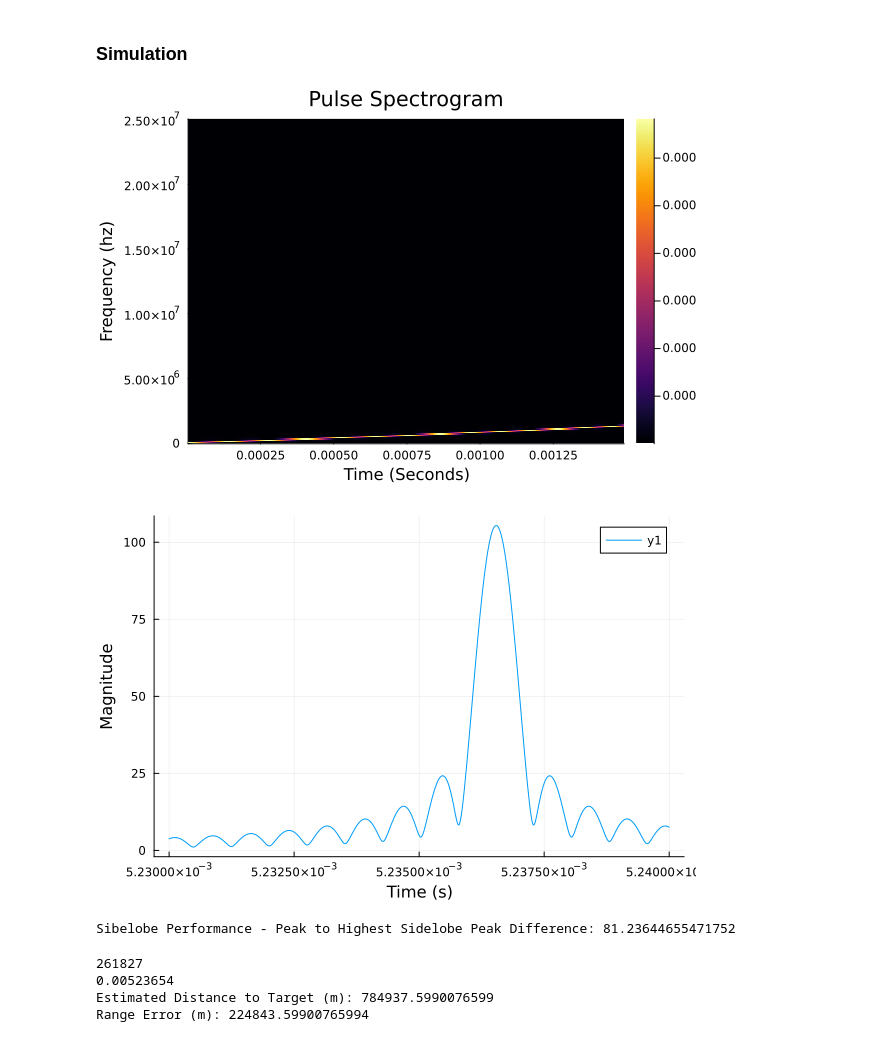
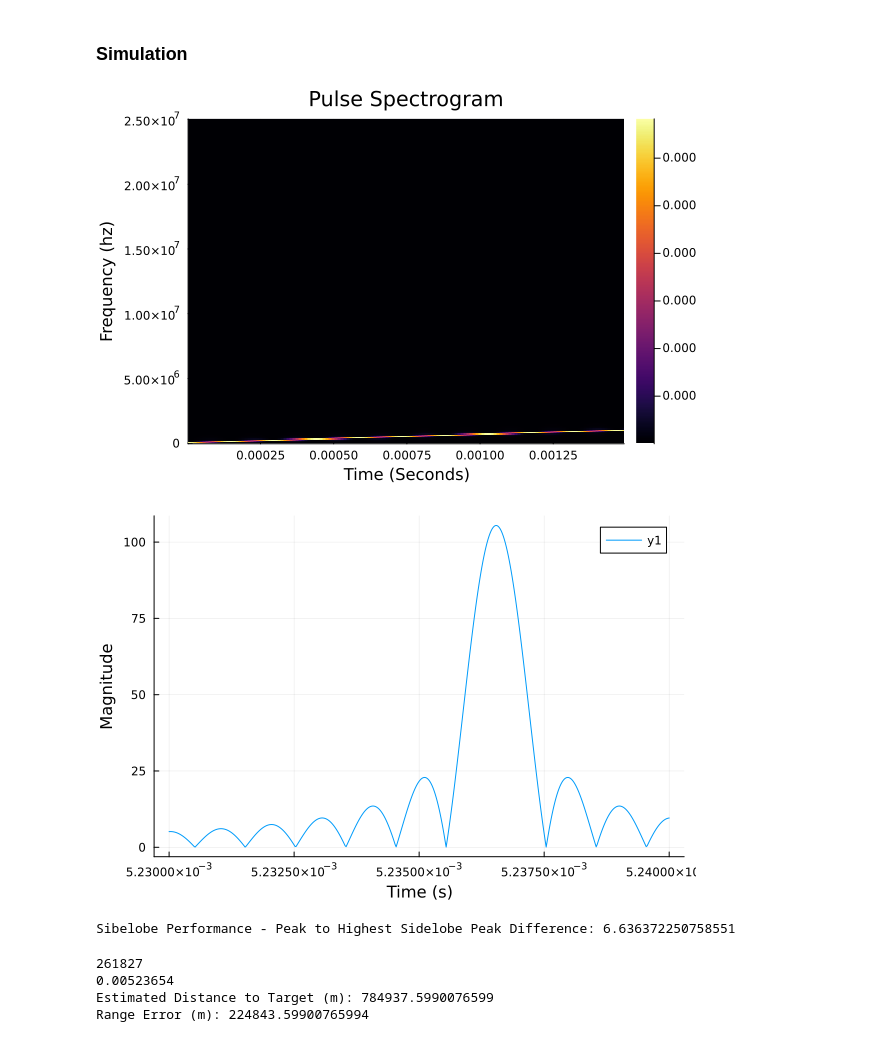
Before and after one commit to WPI-5G/radarSim, a Jupyter notebook: sim.ipynb, the cells around one changed output. Cells and saved outputs as stored; diff of their text form; code cells hidden in the pictures.

Commit message:
Sidelobe Performance working

```diff
--- a/sim.ipynb
+++ b/sim.ipynb
@@ -32,7 +32,7 @@ fc = 900_000_000; #Hz
 Gt = 40; #dB
 Gr = 45; #dB
 system_loss = 6; #dB
-coefficients = [1,145];
+coefficients = [1];
 
 targets = [Target(560_094, 0)]
 num_targets = length(targets);
@@ -60,20 +60,20 @@ spec = spectrogram(pulse_train[begin:round(Int, τ*samp_rate)], fft_size; fs=sam
 
 heatmap(spec.time, LinRange(0,samp_rate/2, round(Int, fft_size/2)), spec.power[begin:round(Int, fft_size/2) , :], xguide="Time (Seconds)", yguide="Frequency (hz)", title="Pulse Spectrogram")
 # %% [output]
-[figure, old version]
+[figure, new version]
 # %%
 null, p = single_pulse(samp_rate, prf, τ, β, envelope_type="Rectangular", pulse_type="NOrderPoly", coefficients=coefficients);
 pulse_compression = conv(rx_pulse_train, conj(reverse(p[begin:round(Int, τ*samp_rate)])));
 pulse_compression = pulse_compression[1:length(rx_pulse_train)];
 # %%
 sigPower = abs.(pulse_compression);
-# sigPowerdB = 10*log10.(sqrt.(abs2.(real.(pulse_compression)) .+ abs2.(imag.(pulse_compression))));
-sigPowerdB = 10*log10.(abs2.(pulse_compression));
+sigPowerdB = 10*log10.(sqrt.(abs2.(real.(pulse_compression)) .+ abs2.(imag.(pulse_compression))));
 sigPower = sigPower[1:265000];
-sigPowerdB = sigPower[1:265000];
-plot(t[261500:262000], sigPowerdB[261500:262000], xguide="Time (s)", yguide="Magnitude")
+sigPowerdB = sigPowerdB[1:265000];
+plot(t[261500:262000], sigPower[261500:262000], xguide="Time (s)", yguide="Magnitude")
+# plot(t[261500:262000], sigPowerdB[261500:262000], xguide="Time (s)", yguide="Magnitude (dB)")
 # %% [output]
-[figure, old version]
+[figure, new version]
 # %%
 peaks = argmaxima(sigPower);
 null, sigPowerMaxPeakIdx = findmax(sigPower);
@@ -82,7 +82,7 @@ sigPowerSidelobeIdx = peaks[peaksPeakIdx+1];
 sidelobePerformance = sigPowerdB[sigPowerMaxPeakIdx] - sigPowerdB[sigPowerSidelobeIdx];
 println("Sibelobe Performance - Peak to Highest Sidelobe Peak Difference: ", sidelobePerformance)
 # %% [output]
-Sibelobe Performance - Peak to Highest Sidelobe Peak Difference: 81.23644655471752
+Sibelobe Performance - Peak to Highest Sidelobe Peak Difference: 6.636372250758551
 # %%
 null, idx = findmax(sigPower);
 println(idx);
```
